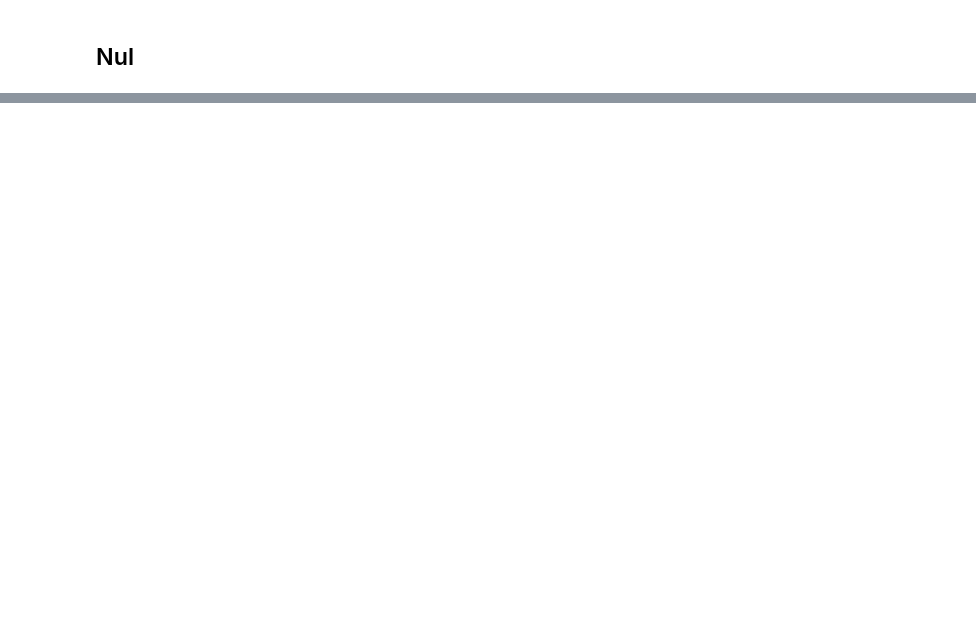
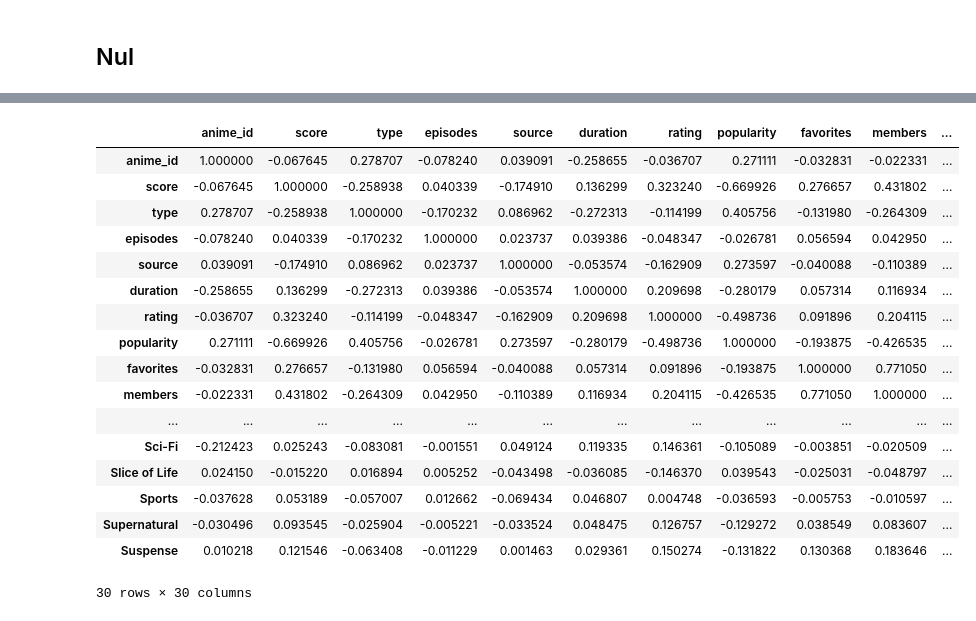
Before and after one commit to Symicy/ProiectSisteme, a Jupyter notebook: jupnote.ipynb, the cells around one changed output, grey strips where cells are left out. Saved outputs shown, nothing was run; the diff lists cells and outputs as text; code cells hidden in the pictures; blank space fills up the shorter version.

```diff
--- a/jupnote.ipynb
+++ b/jupnote.ipynb
@@ -90,0 +216,28 @@ dtype: int64
+# %%
+# Selectează doar coloanele numerice
+numeric_df = df.select_dtypes(include=['number'])
+
+# Calculează corelația între coloanele numerice
+correlation_matrix = numeric_df.corr()
+
+# Afișează matricea de corelație
+correlation_matrix
+# %% [output]
+|  | anime_id | score | type | episodes | source | duration | rating | popularity | favorites | members | ... |
+| anime_id | 1.000000 | -0.067645 | 0.278707 | -0.078240 | 0.039091 | -0.258655 | -0.036707 | 0.271111 | -0.032831 | -0.022331 | ... |
+| score | -0.067645 | 1.000000 | -0.258938 | 0.040339 | -0.174910 | 0.136299 | 0.323240 | -0.669926 | 0.276657 | 0.431802 | ... |
+| type | 0.278707 | -0.258938 | 1.000000 | -0.170232 | 0.086962 | -0.272313 | -0.114199 | 0.405756 | -0.131980 | -0.264309 | ... |
+| episodes | -0.078240 | 0.040339 | -0.170232 | 1.000000 | 0.023737 | 0.039386 | -0.048347 | -0.026781 | 0.056594 | 0.042950 | ... |
+| source | 0.039091 | -0.174910 | 0.086962 | 0.023737 | 1.000000 | -0.053574 | -0.162909 | 0.273597 | -0.040088 | -0.110389 | ... |
+| duration | -0.258655 | 0.136299 | -0.272313 | 0.039386 | -0.053574 | 1.000000 | 0.209698 | -0.280179 | 0.057314 | 0.116934 | ... |
+| rating | -0.036707 | 0.323240 | -0.114199 | -0.048347 | -0.162909 | 0.209698 | 1.000000 | -0.498736 | 0.091896 | 0.204115 | ... |
+| popularity | 0.271111 | -0.669926 | 0.405756 | -0.026781 | 0.273597 | -0.280179 | -0.498736 | 1.000000 | -0.193875 | -0.426535 | ... |
+| favorites | -0.032831 | 0.276657 | -0.131980 | 0.056594 | -0.040088 | 0.057314 | 0.091896 | -0.193875 | 1.000000 | 0.771050 | ... |
+| members | -0.022331 | 0.431802 | -0.264309 | 0.042950 | -0.110389 | 0.116934 | 0.204115 | -0.426535 | 0.771050 | 1.000000 | ... |
+| ... | ... | ... | ... | ... | ... | ... | ... | ... | ... | ... | ... |
+| Sci-Fi | -0.212423 | 0.025243 | -0.083081 | -0.001551 | 0.049124 | 0.119335 | 0.146361 | -0.105089 | -0.003851 | -0.020509 | ... |
+| Slice of Life | 0.024150 | -0.015220 | 0.016894 | 0.005252 | -0.043498 | -0.036085 | -0.146370 | 0.039543 | -0.025031 | -0.048797 | ... |
+| Sports | -0.037628 | 0.053189 | -0.057007 | 0.012662 | -0.069434 | 0.046807 | 0.004748 | -0.036593 | -0.005753 | -0.010597 | ... |
+| Supernatural | -0.030496 | 0.093545 | -0.025904 | -0.005221 | -0.033524 | 0.048475 | 0.126757 | -0.129272 | 0.038549 | 0.083607 | ... |
+| Suspense | 0.010218 | 0.121546 | -0.063408 | -0.011229 | 0.001463 | 0.029361 | 0.150274 | -0.131822 | 0.130368 | 0.183646 | ... |
+30 rows × 30 columns
```
Also changed, not shown: parts of 31 cells of this notebook.
